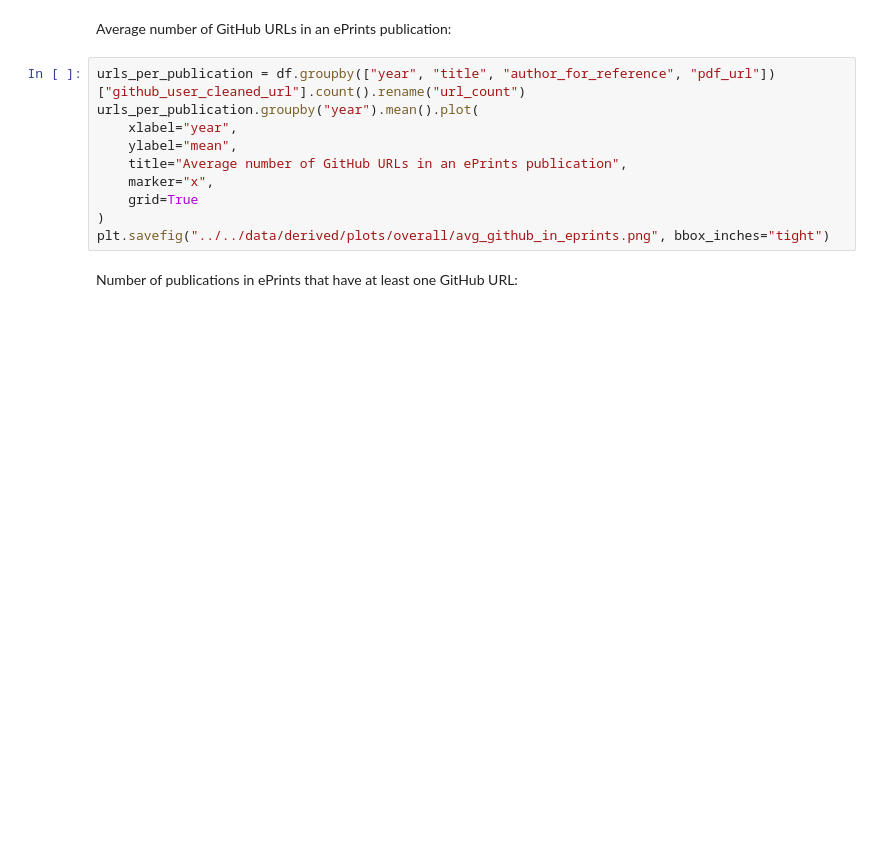
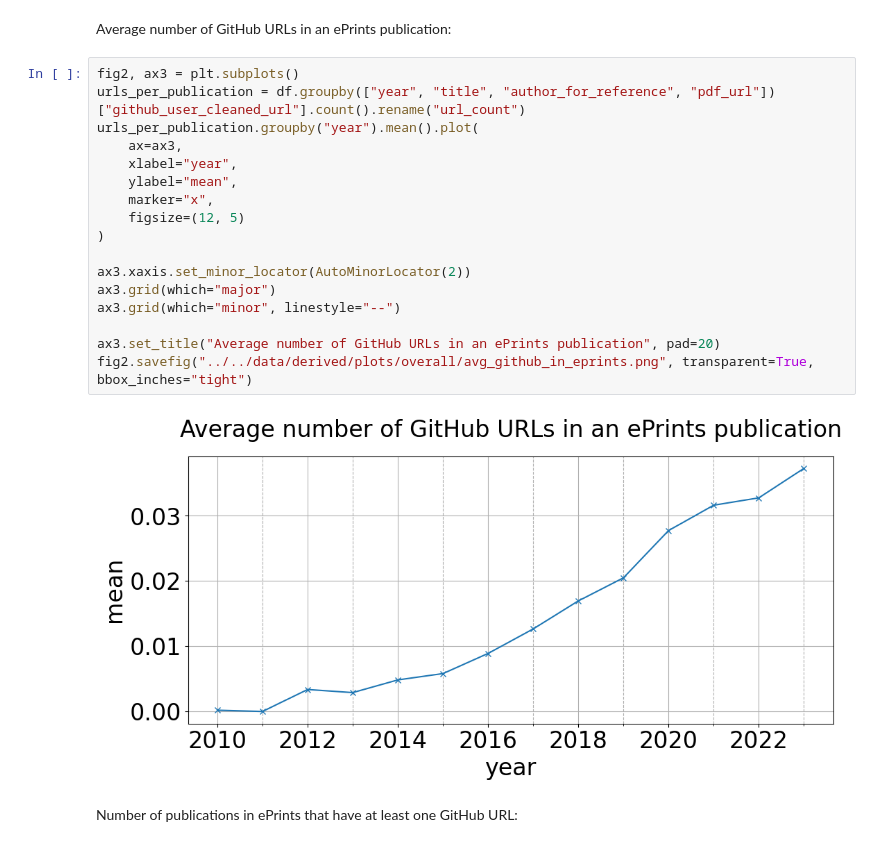
Before and after one commit to softwaresaved/rse-repo-analysis, a Jupyter notebook: src/analysis/eprints.ipynb, the cells around one changed output. Cells and saved outputs as stored; diff of their text form; blank space fills up the shorter version.

```diff
--- a/src/analysis/eprints.ipynb
+++ b/src/analysis/eprints.ipynb
@@ -82,15 +100,24 @@ fig.savefig("../../data/derived/plots/overall/github_in_eprints.png", bbox_inche
 # %% [markdown]
 Average number of GitHub URLs in an ePrints publication:
 # %%
+fig2, ax3 = plt.subplots()
 urls_per_publication = df.groupby(["year", "title", "author_for_reference", "pdf_url"])["github_user_cleaned_url"].count().rename("url_count")
 urls_per_publication.groupby("year").mean().plot(
+    ax=ax3,
     xlabel="year",
     ylabel="mean",
-    title="Average number of GitHub URLs in an ePrints publication",
     marker="x",
-    grid=True
+    figsize=(12, 5)
 )
-plt.savefig("../../data/derived/plots/overall/avg_github_in_eprints.png", bbox_inches="tight")
+
+ax3.xaxis.set_minor_locator(AutoMinorLocator(2))
+ax3.grid(which="major")
+ax3.grid(which="minor", linestyle="--")
+
+ax3.set_title("Average number of GitHub URLs in an ePrints publication", pad=20)
+fig2.savefig("../../data/derived/plots/overall/avg_github_in_eprints.png", transparent=True, bbox_inches="tight")
+# %% [output]
+[figure, added]
 # %% [markdown]
 Number of publications in ePrints that have at least one GitHub URL:
 # %%
```
Also changed, not shown: parts of 5 cells of this notebook, 3 other files.
